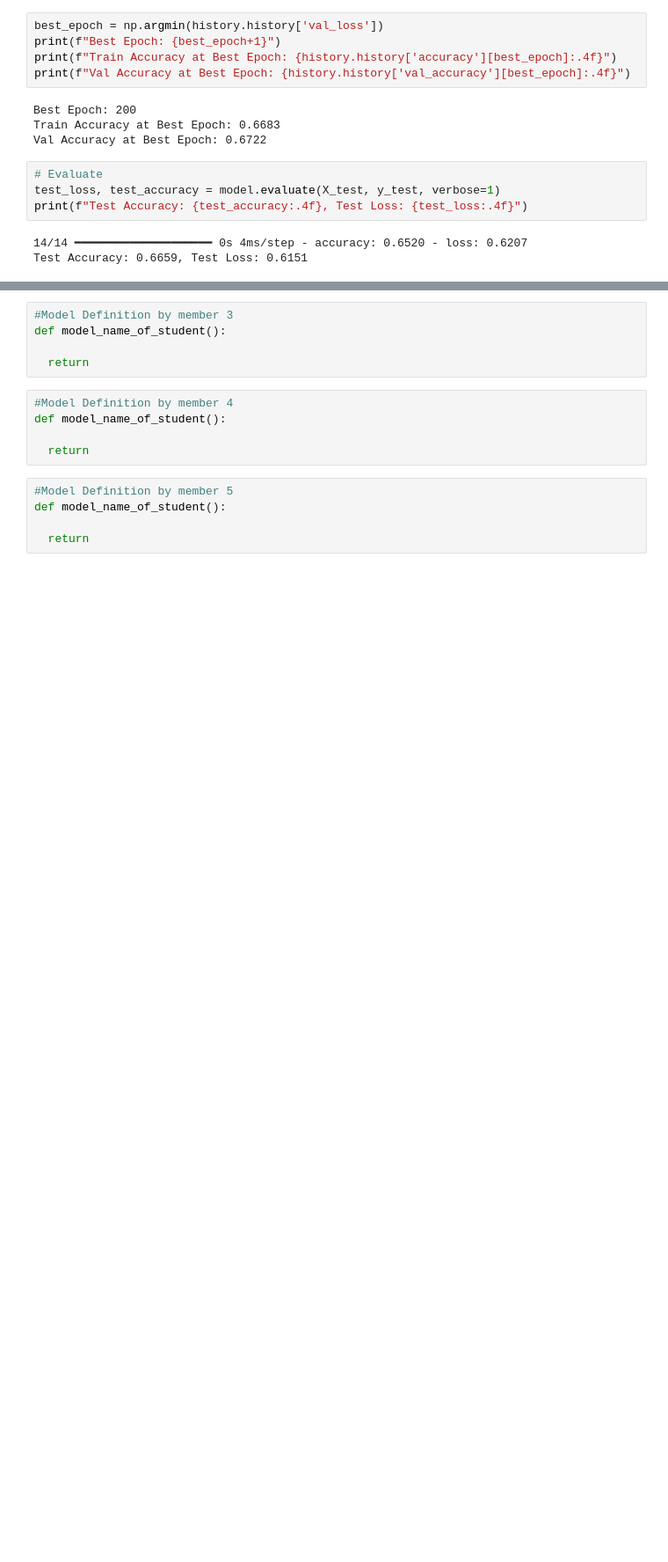
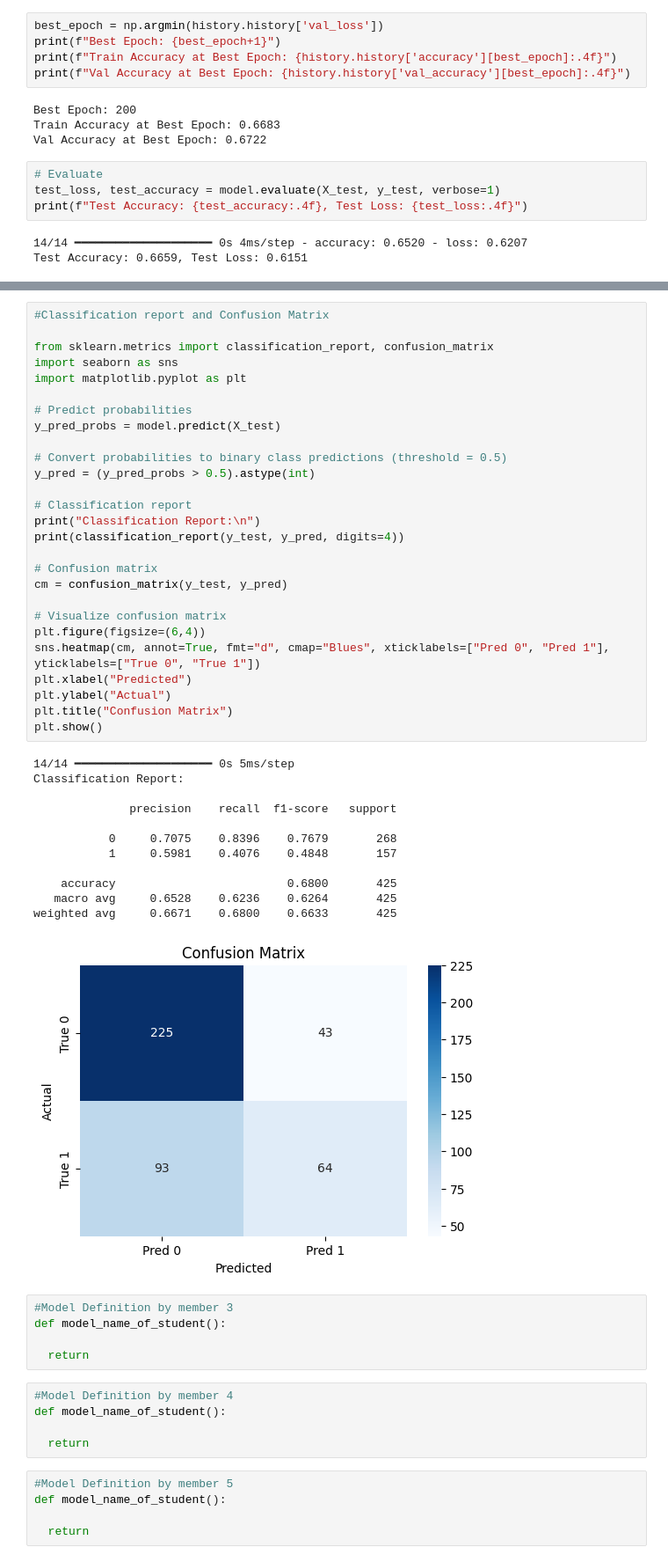
Before and after one commit to IrakizaGaius/PeerGroup8WaterQualityModel, a Jupyter notebook: Peer_Group_8__formative_II_.ipynb, the cells around one changed output, grey strips where cells are left out. Shown at 88% size. Cells and saved outputs as stored; diff of their text form; blank space fills up the shorter version.

```diff
--- a/Peer_Group_8__formative_II_.ipynb
+++ b/Peer_Group_8__formative_II_.ipynb
@@ -326,3 +403,43 @@ def model_name_of_student():
+# %%
+#Classification report and Confusion Matrix
+
+from sklearn.metrics import classification_report, confusion_matrix
+import seaborn as sns
+import matplotlib.pyplot as plt
+
+# Predict probabilities
+y_pred_probs = model.predict(X_test)
+
+# Convert probabilities to binary class predictions (threshold = 0.5)
+y_pred = (y_pred_probs > 0.5).astype(int)
+
+# Classification report
+print("Classification Report:\n")
+print(classification_report(y_test, y_pred, digits=4))
+
+# Confusion matrix
+cm = confusion_matrix(y_test, y_pred)
+
+# Visualize confusion matrix
+plt.figure(figsize=(6,4))
+sns.heatmap(cm, annot=True, fmt="d", cmap="Blues", xticklabels=["Pred 0", "Pred 1"], yticklabels=["True 0", "True 1"])
+plt.xlabel("Predicted")
+plt.ylabel("Actual")
+plt.title("Confusion Matrix")
+plt.show()
+# %% [output]
+14/14 ━━━━━━━━━━━━━━━━━━━━ 0s 5ms/step
+Classification Report:
+
+              precision    recall  f1-score   support
+
+           0     0.7075    0.8396    0.7679       268
+           1     0.5981    0.4076    0.4848       157
+
+    accuracy                         0.6800       425
+   macro avg     0.6528    0.6236    0.6264       425
+weighted avg     0.6671    0.6800    0.6633       425
+[figure, added]
 # %%
 #Model Definition by member 3
 def model_name_of_student():
```
Also changed, not shown: parts of 5 cells of this notebook.
